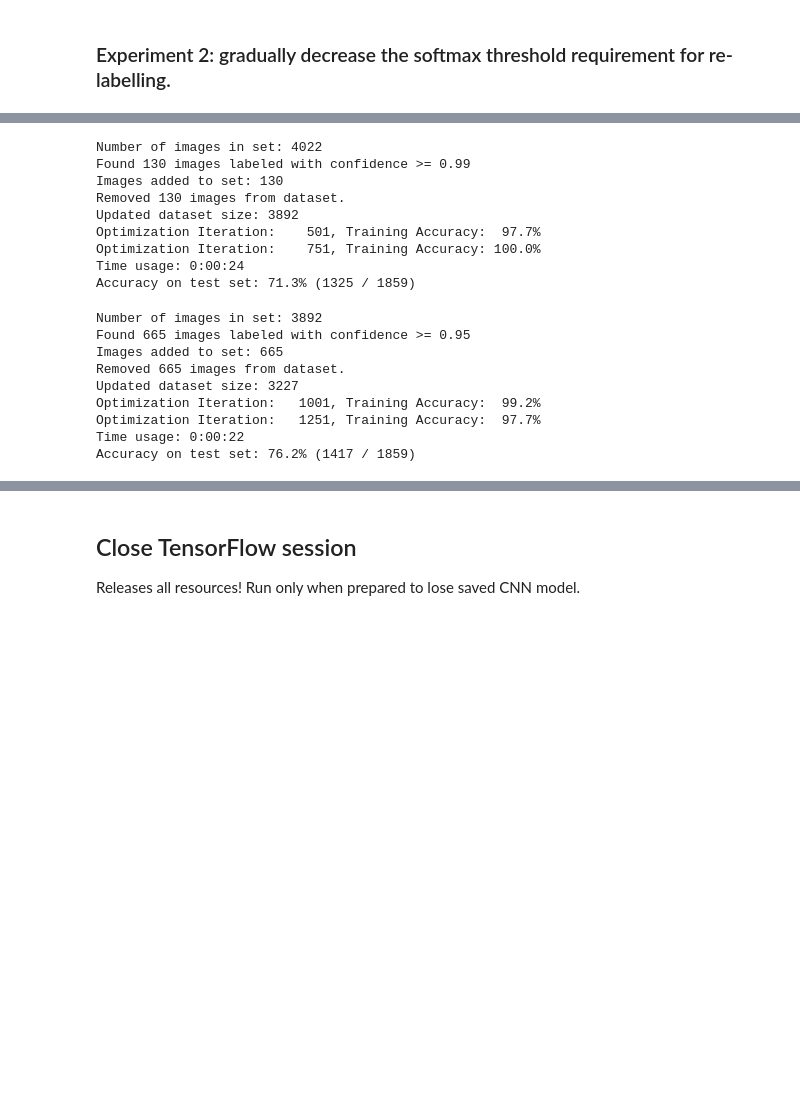
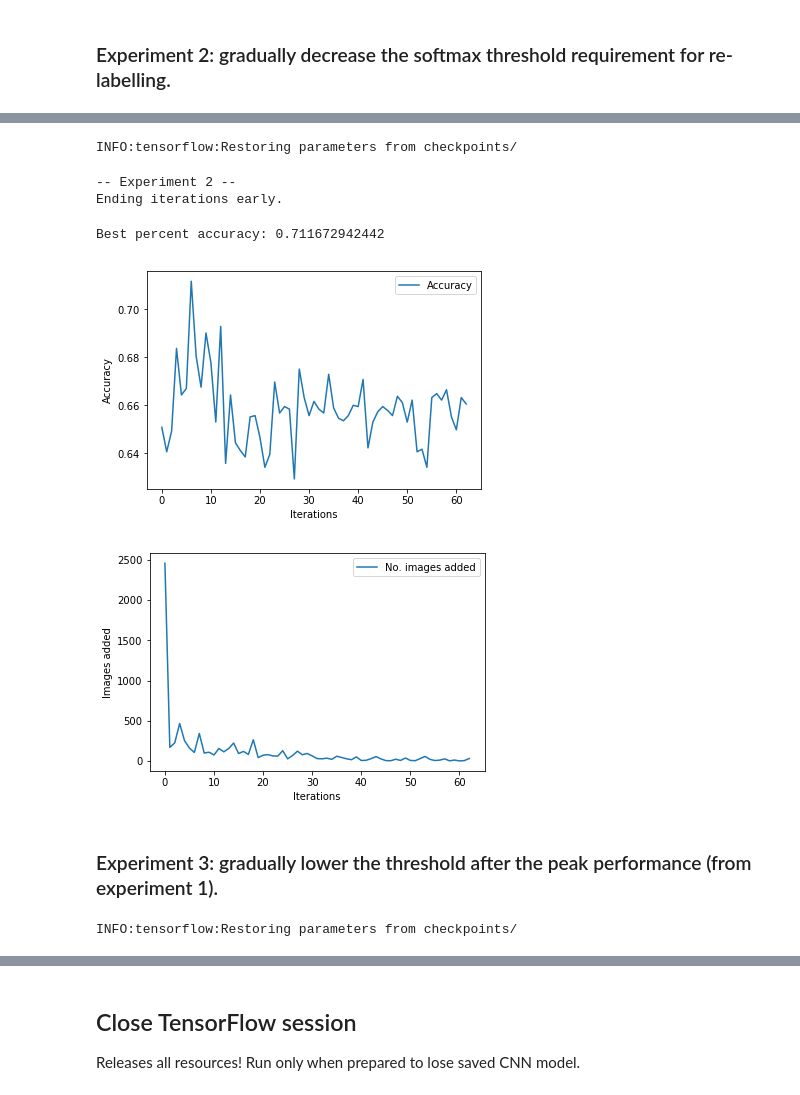
Before and after one commit to leopauly/Domain-Adaptation, a Jupyter notebook: MNIST_USPS_Dataset/Bootstrapped Conv Net.ipynb, the cells around one changed output, grey strips where cells are left out. Drawn from its saved outputs; the diff is of its cells as text; code cells hidden in the pictures; blank space fills up the shorter version.

```diff
--- a/MNIST_USPS_Dataset/Bootstrapped Conv Net.ipynb
+++ b/MNIST_USPS_Dataset/Bootstrapped Conv Net.ipynb
@@ -368,38 +342,45 @@ Confusion matrix:
+# %%
+saver.restore(sess=session, save_path='checkpoints/')
+data = dataset.generate_combined_dataset(mnist_data, usps_data)
+# %% [output]
+INFO:tensorflow:Restoring parameters from checkpoints/
 # %%
-train_preds = retrieve_predictions(data.usps_train)
-selected = cn.split_by_threshold(0.99, train_preds)
+exp2_acc = []
+exp2_adds = []
 
-data.train.add_to_set(selected, data.usps_train, train_preds)
-data.usps_train.remove_from_set(selected)
+print("-- Experiment 2 --")
 
-optimize(data.train, num_iterations=500)
-print_test_accuracy(data.test, show_confusion_matrix=False)
+for i in range(bootstrap_iterations):
+    # print("Round " + str(i) + ":", end=" ")
+    usps_train_preds = retrieve_predictions(data.usps_train)
+    threshold = 0.99 - i*0.0005
+    selected = cn.split_by_threshold(threshold, usps_train_preds, silent=True)
+    if np.count_nonzero(selected) >= data.train.num_images or np.count_nonzero(selected) == 0:
+        print("Ending iterations early.")
+        break
+    exp2_adds.append(np.count_nonzero(selected))
+    data.train.add_to_set(selected, data.usps_train, usps_train_preds)
+    data.usps_train.remove_from_set(selected)
+
+    optimize(data.train, num_iterations=1000, silent=True)
+    exp2_acc.append(print_test_accuracy(data.test, show_confusion_matrix=False, quieter=True, silent=True))
 # %% [output]
-Number of images in set: 4022
-Found 130 images labeled with confidence >= 0.99
-Images added to set: 130
-Removed 130 images from dataset.
-Updated dataset size: 3892
-Optimization Iteration:    501, Training Accuracy:  97.7%
-Optimization Iteration:    751, Training Accuracy: 100.0%
-Time usage: 0:00:24
-Accuracy on test set: 71.3% (1325 / 1859)
+-- Experiment 2 --
+Ending iterations early.
-# %%
-train_preds = retrieve_predictions(data.usps_train)
-selected = cn.split_by_threshold(0.95, train_preds)
-
-data.train.add_to_set(selected, data.usps_train, train_preds)
-data.usps_train.remove_from_set(selected)
-
-optimize(data.train, num_iterations=500)
-print_test_accuracy(data.test, show_confusion_matrix=False)
-# %% [output]
-Number of images in set: 3892
-Found 665 images labeled with confidence >= 0.95
-Images added to set: 665
-Removed 665 images from dataset.
-Updated dataset size: 3227
-Optimization Iteration:   1001, Training Accuracy:  99.2%
-Optimization Iteration:   1251, Training Accuracy:  97.7%
-Time usage: 0:00:22
-Accuracy on test set: 76.2% (1417 / 1859)
+# %%
+print("Best percent accuracy: " + str(np.max(exp2_acc)))
+# %% [output]
+Best percent accuracy: 0.711672942442
+# %%
+ysb.plot_with_legend(np.arange(len(exp2_acc)), [exp2_acc], ["Accuracy"], "Iterations", "Accuracy")
+ysb.plot_with_legend(np.arange(len(exp2_adds)), [exp2_adds], ["No. images added"], "Iterations", "Images added")
+# %% [output]
+[figure, added]
+[figure, added]
+# %% [markdown]
+### Experiment 3: gradually lower the threshold after the peak performance (from experiment 1).
+# %%
+saver.restore(sess=session, save_path='checkpoints/')
+data = dataset.generate_combined_dataset(mnist_data, usps_data)
+# %% [output]
+INFO:tensorflow:Restoring parameters from checkpoints/
```
Also changed, not shown: parts of 26 cells of this notebook, 4 other files.
